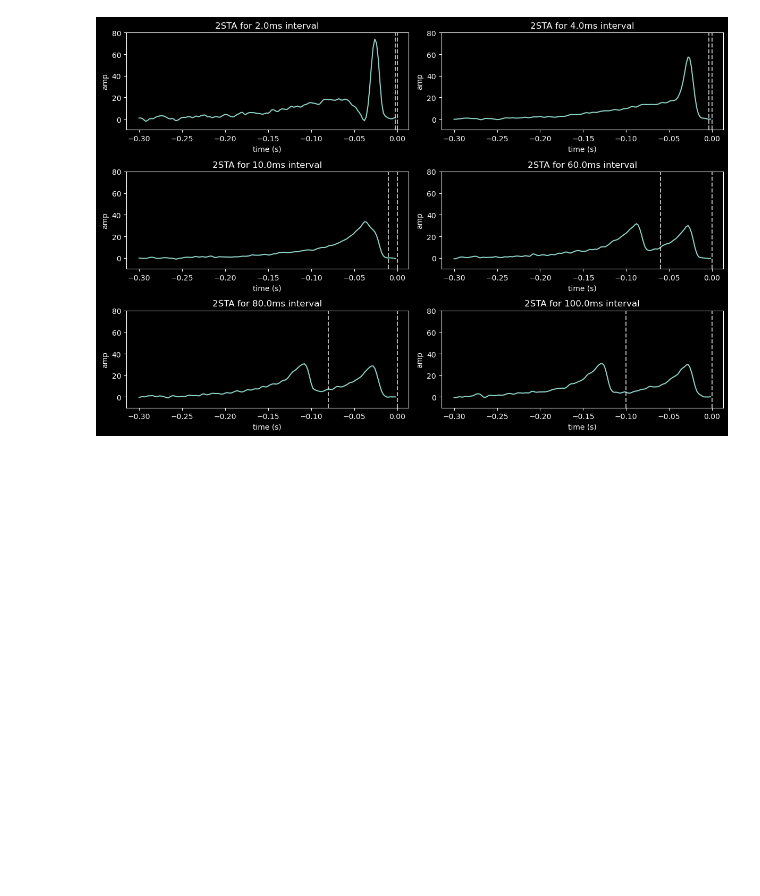
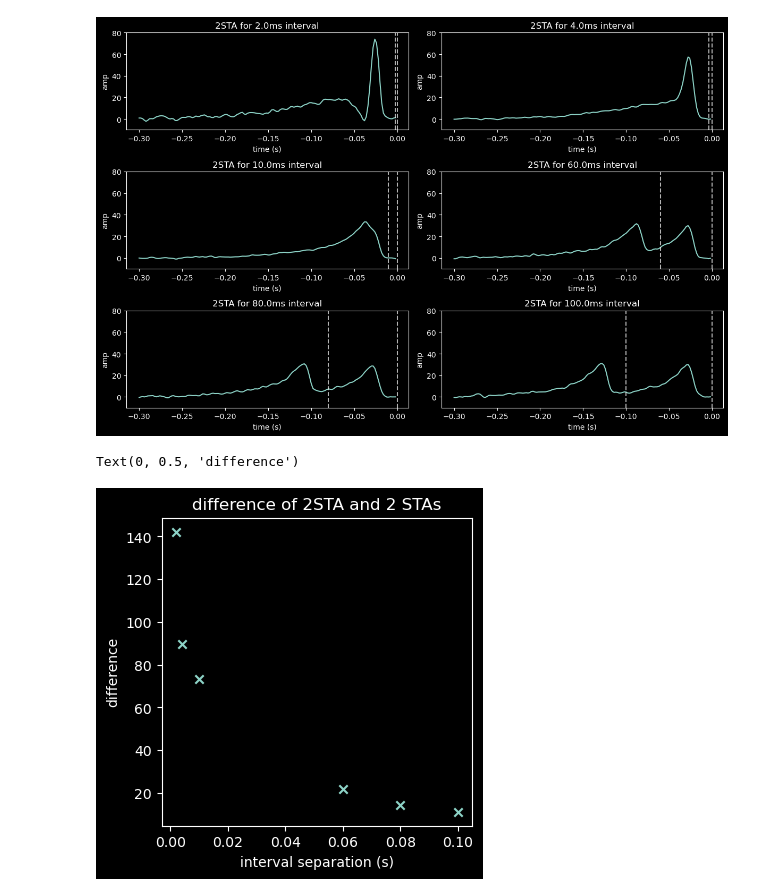
Before and after one commit to polsen99/theoretical_neuroscience, a Jupyter notebook: ch1.ipynb, the cells around one changed output. Cells and saved outputs as stored; diff of their text form; code cells hidden in the pictures; blank space fills up the shorter version.

```diff
--- a/ch1.ipynb
+++ b/ch1.ipynb
@@ -625,7 +625,7 @@ for i in range(window_steps, len(data['rho'])):
         # add stimulus preceding spike
         sta_sum += np.asarray(data['stim'][i - window_steps:i])
 # get aveage
-sta = sta_sum / num_spikes
+sta8 = sta_sum / num_spikes
 # %%
 fig, ax = plt.subplots(figsize=(6, 4))
 
@@ -692,3 +692,36 @@ for i, interval in enumerate(intervals):
 plt.tight_layout()
 # %% [output]
 [figure]
+# %%
+def get_shifted_sta(data, interval, window_steps):
+    interval_steps = int(interval / dt8)
+    shifted_spikes = np.roll(data['rho'], interval_steps)
+
+    shifted_sta_sum = np.zeros(window_steps)
+    for i in range(window_steps, len(shifted_spikes)):
+        if shifted_spikes[i] == 1:
+            shifted_sta_sum += np.asarray(data['stim'][i - window_steps:i])
+    shifted_sta = shifted_sta_sum / np.sum(shifted_spikes) if np.sum(shifted_spikes) > 0 else np.zeros(window_steps)
+    return shifted_sta
+# %%
+differences = []
+for i in intervals:
+    shifted_sta = get_shifted_sta(data, i, window_steps)
+    combined = sta8 + shifted_sta
+    sta2 = get_2sta(data, i, window_steps)
+
+    difference = sta2 - combined
+    differences.append(difference)
+# %%
+norm_diffs = []
+for i in differences:
+    norm_diffs.append(np.linalg.norm(i))
+# %%
+fig, ax = plt.subplots(figsize=(4, 4))
+ax.scatter(intervals, norm_diffs, marker='x')
+ax.set_title('difference of 2STA and 2 STAs')
+ax.set_xlabel('interval separation (s)')
+ax.set_ylabel('difference')
+# %% [output]
+Text(0, 0.5, 'difference')
+[figure, added]
```
Also changed, not shown: parts of 20 cells of this notebook.
